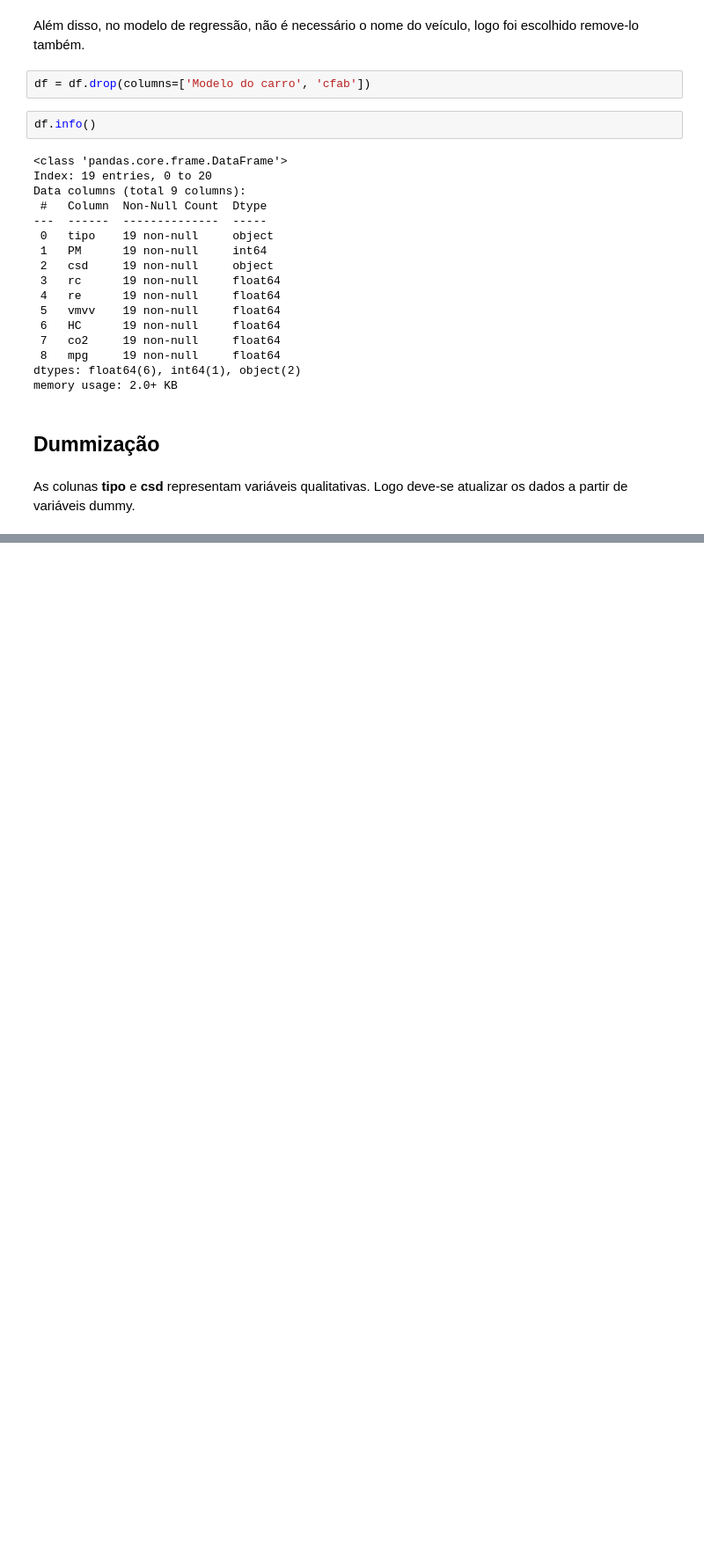
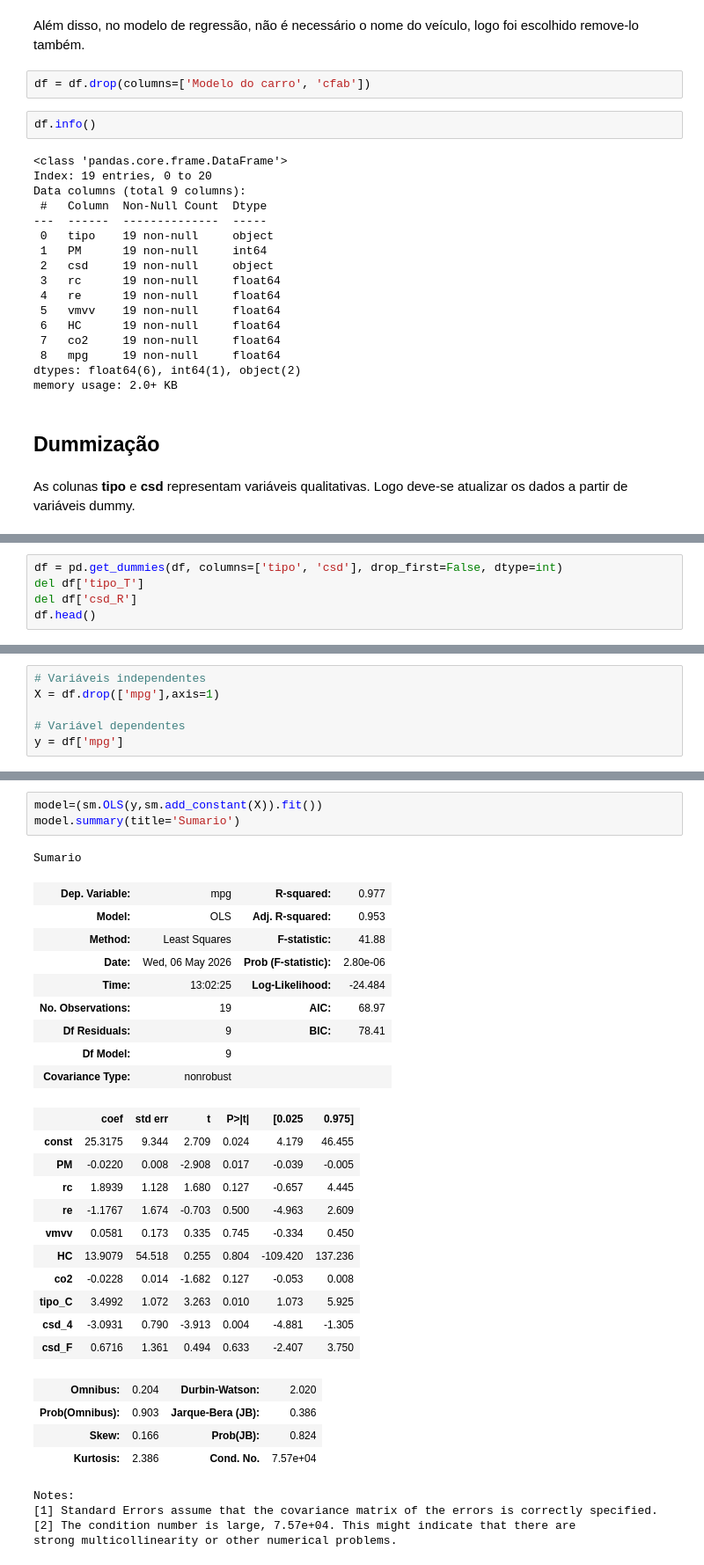
Before and after one commit to guiandradedev/tcd-car-consumption, a Jupyter notebook: analyze.ipynb, the cells around one changed output, grey strips where cells are left out. Shown at 88% size. Saved outputs shown, nothing was run; the diff lists cells and outputs as text; blank space fills up the shorter version.

Commit message:
feat: dummy & first model

```diff
--- a/analyze.ipynb
+++ b/analyze.ipynb
@@ -244,0 +264,5 @@ As colunas **tipo** e **csd** representam variáveis qualitativas. Logo deve-se
+# %%
+df = pd.get_dummies(df, columns=['tipo', 'csd'], drop_first=False, dtype=int)
+del df['tipo_T']
+del df['csd_R']
+df.head()
@@ -244,0 +307,6 @@ As colunas **tipo** e **csd** representam variáveis qualitativas. Logo deve-se
+# %%
+# Variáveis independentes
+X = df.drop(['mpg'],axis=1)
+
+# Variável dependentes
+y = df['mpg']
@@ -244,0 +331,33 @@ As colunas **tipo** e **csd** representam variáveis qualitativas. Logo deve-se
+# %%
+model=(sm.OLS(y,sm.add_constant(X)).fit())
+model.summary(title='Sumario')
+# %% [output]
+Sumario
+| Dep. Variable: | mpg | R-squared: | 0.977 |
+| Model: | OLS | Adj. R-squared: | 0.953 |
+| Method: | Least Squares | F-statistic: | 41.88 |
+| Date: | Wed, 06 May 2026 | Prob (F-statistic): | 2.80e-06 |
+| Time: | 13:02:25 | Log-Likelihood: | -24.484 |
+| No. Observations: | 19 | AIC: | 68.97 |
+| Df Residuals: | 9 | BIC: | 78.41 |
+| Df Model: | 9 |  |  |
+| Covariance Type: | nonrobust |  |  |
+|  | coef | std err | t | P>|t| | [0.025 | 0.975] |
+| const | 25.3175 | 9.344 | 2.709 | 0.024 | 4.179 | 46.455 |
+| PM | -0.0220 | 0.008 | -2.908 | 0.017 | -0.039 | -0.005 |
+| rc | 1.8939 | 1.128 | 1.680 | 0.127 | -0.657 | 4.445 |
+| re | -1.1767 | 1.674 | -0.703 | 0.500 | -4.963 | 2.609 |
+| vmvv | 0.0581 | 0.173 | 0.335 | 0.745 | -0.334 | 0.450 |
+| HC | 13.9079 | 54.518 | 0.255 | 0.804 | -109.420 | 137.236 |
+| co2 | -0.0228 | 0.014 | -1.682 | 0.127 | -0.053 | 0.008 |
+| tipo_C | 3.4992 | 1.072 | 3.263 | 0.010 | 1.073 | 5.925 |
+| csd_4 | -3.0931 | 0.790 | -3.913 | 0.004 | -4.881 | -1.305 |
+| csd_F | 0.6716 | 1.361 | 0.494 | 0.633 | -2.407 | 3.750 |
+| Omnibus: | 0.204 | Durbin-Watson: | 2.020 |
+| Prob(Omnibus): | 0.903 | Jarque-Bera (JB): | 0.386 |
+| Skew: | 0.166 | Prob(JB): | 0.824 |
+| Kurtosis: | 2.386 | Cond. No. | 7.57e+04 |
+Notes:
+[1] Standard Errors assume that the covariance matrix of the errors is correctly specified.
+[2] The condition number is large, 7.57e+04. This might indicate that there are
+strong multicollinearity or other numerical problems.
```
Also changed, not shown: parts of 13 cells of this notebook, 1 other file.
